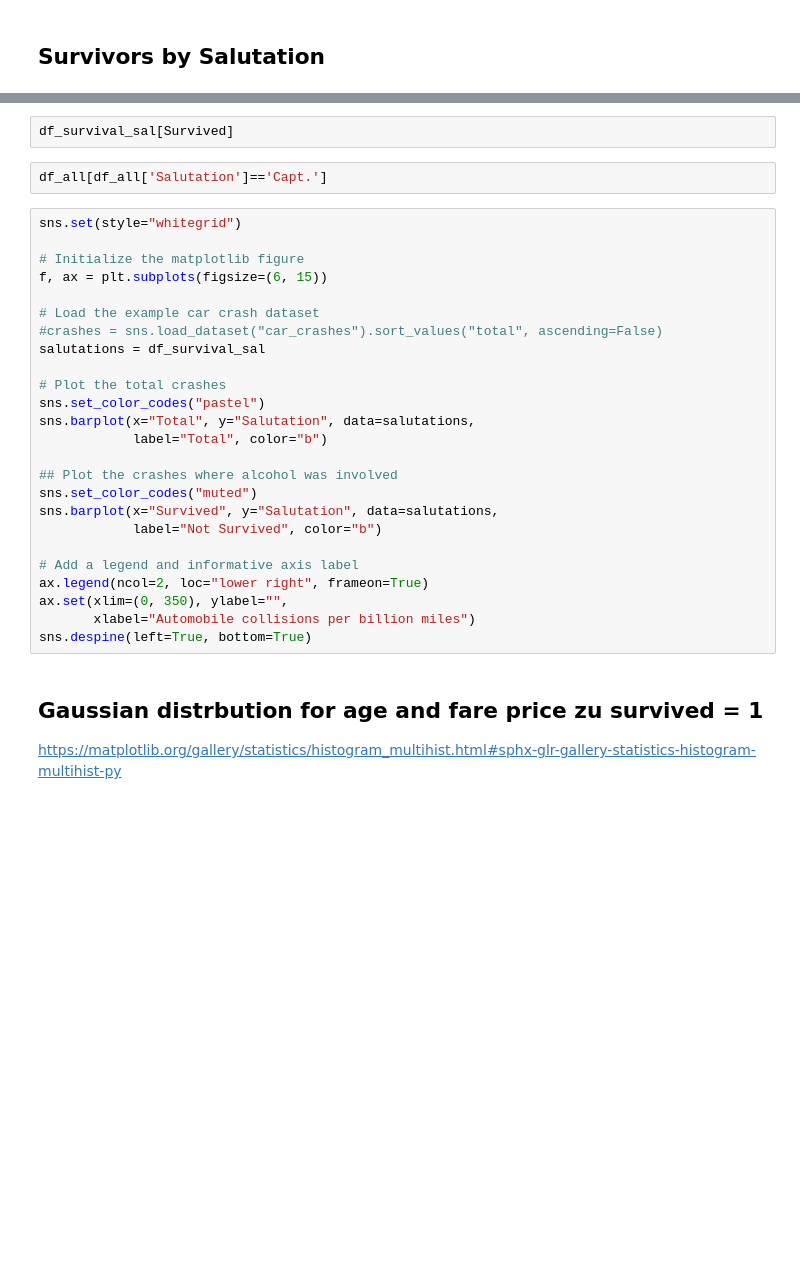
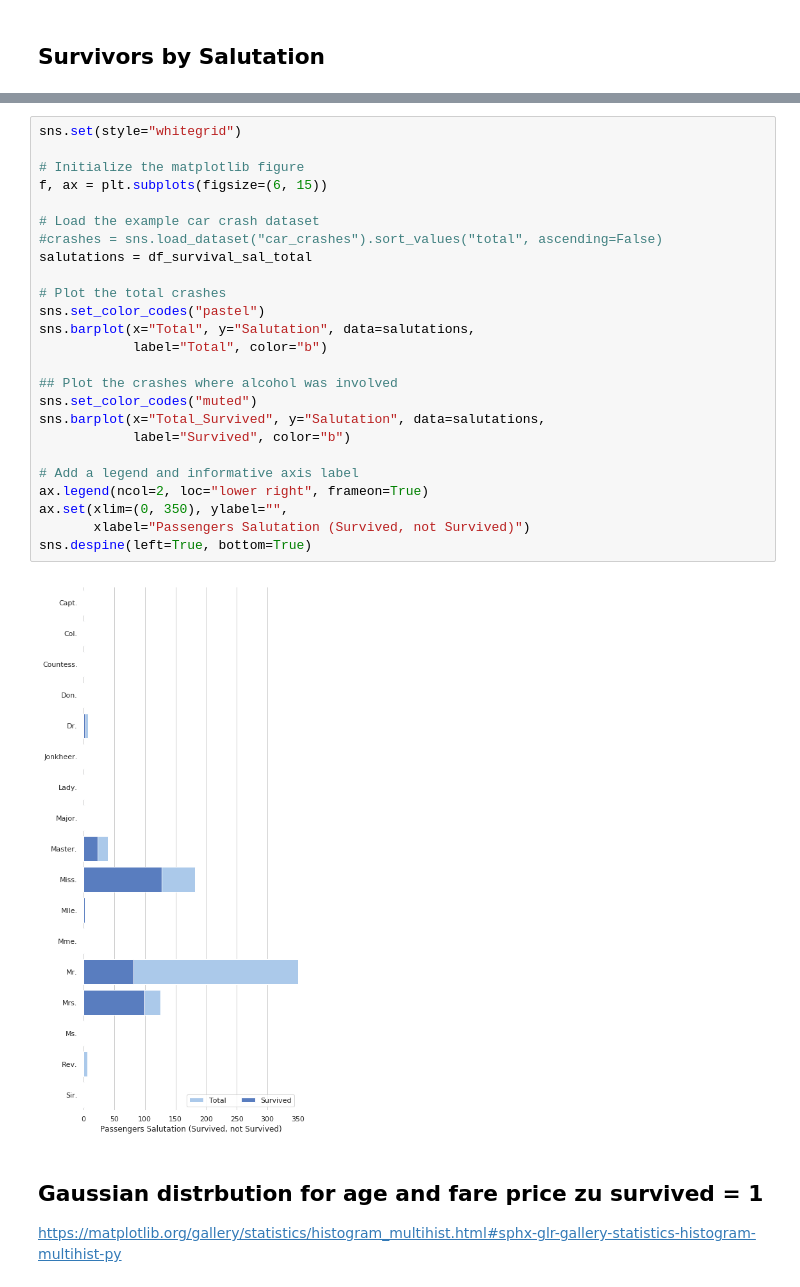
Before and after one commit to IIIskiplikIII/my-titanic-try, a Jupyter notebook: my-titanic-try.ipynb, the cells around one changed output, grey strips where cells are left out. Saved outputs shown, nothing was run; the diff lists cells and outputs as text; blank space fills up the shorter version.

```diff
--- a/my-titanic-try.ipynb
+++ b/my-titanic-try.ipynb
@@ -795,32 +732,30 @@ df_survival_sal_total
-# %%
-df_survival_sal[Survived]
-# %%
-df_all[df_all['Salutation']=='Capt.']
 # %%
 sns.set(style="whitegrid")
 
 # Initialize the matplotlib figure
 f, ax = plt.subplots(figsize=(6, 15))
 
 # Load the example car crash dataset
 #crashes = sns.load_dataset("car_crashes").sort_values("total", ascending=False)
-salutations = df_survival_sal
+salutations = df_survival_sal_total
 
 # Plot the total crashes
 sns.set_color_codes("pastel")
 sns.barplot(x="Total", y="Salutation", data=salutations,
             label="Total", color="b")
 
 ## Plot the crashes where alcohol was involved
 sns.set_color_codes("muted")
-sns.barplot(x="Survived", y="Salutation", data=salutations,
-            label="Not Survived", color="b")
+sns.barplot(x="Total_Survived", y="Salutation", data=salutations,
+            label="Survived", color="b")
 
 # Add a legend and informative axis label
 ax.legend(ncol=2, loc="lower right", frameon=True)
 ax.set(xlim=(0, 350), ylabel="",
-       xlabel="Automobile collisions per billion miles")
+       xlabel="Passengers Salutation (Survived, not Survived)")
 sns.despine(left=True, bottom=True)
+# %% [output]
+[figure, added]
 # %% [markdown]
 ## Gaussian distrbution for age and fare price zu survived = 1
 
```
Also changed, not shown: parts of 6 cells of this notebook.
